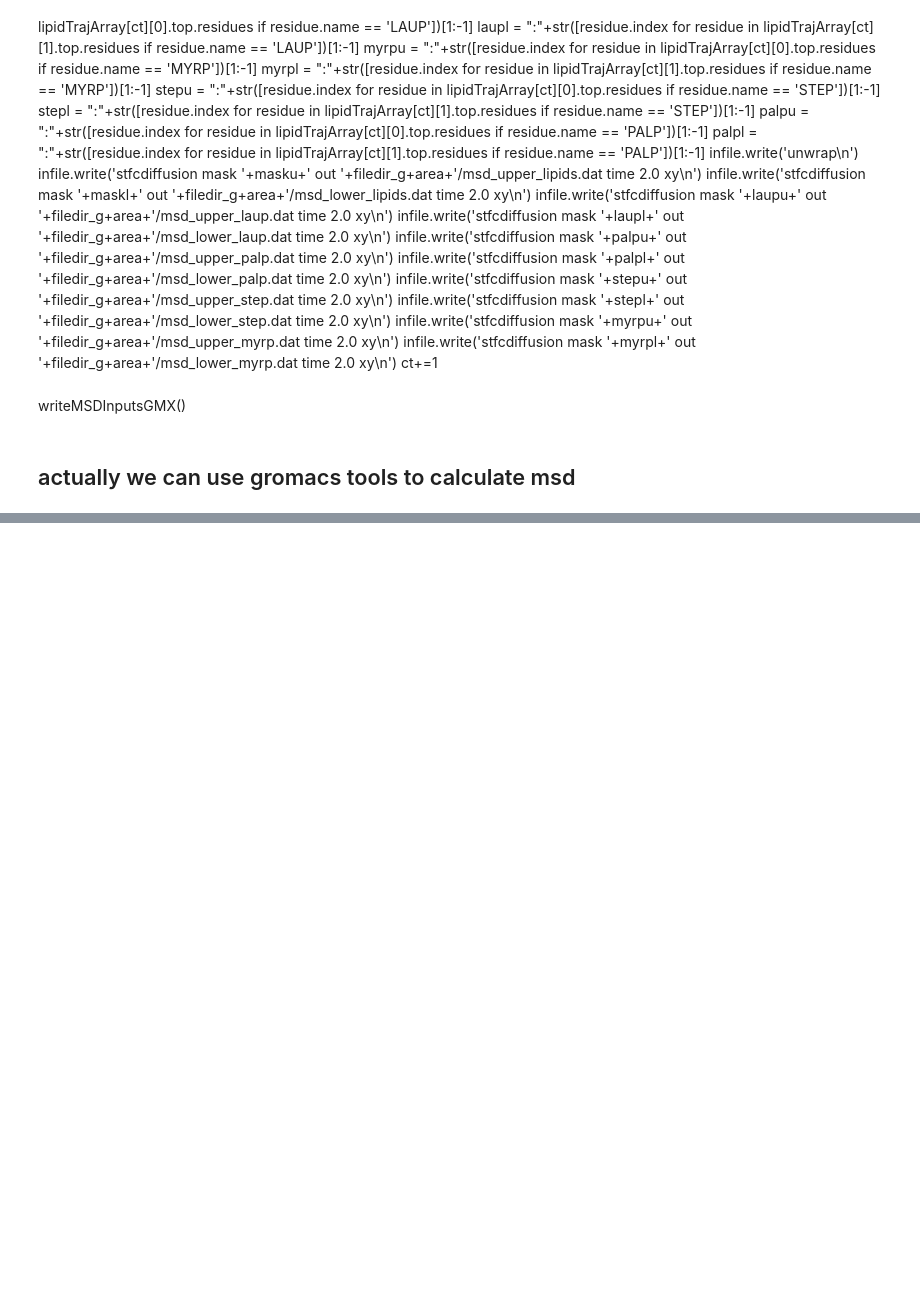
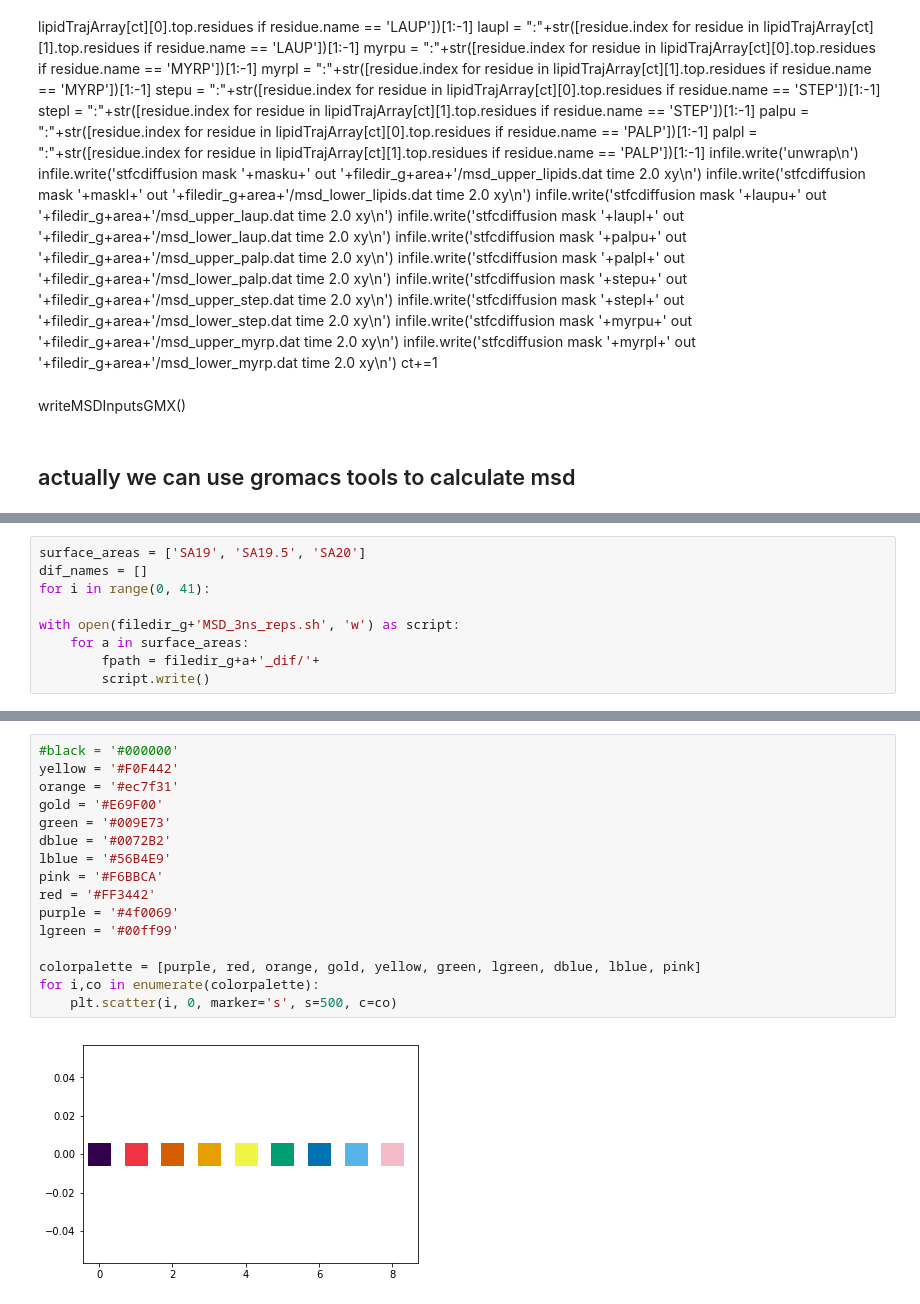
Before and after one commit to fearlessroad/mixed-monolayers, a Jupyter notebook: functions/diffusion.ipynb, the cells around one changed output, grey strips where cells are left out. Drawn from its saved outputs; the diff is of its cells as text; blank space fills up the shorter version.

```diff
--- a/functions/diffusion.ipynb
+++ b/functions/diffusion.ipynb
@@ -236,0 +253,9 @@ writeMSDInputsGMX()
+# %%
+surface_areas = ['SA19', 'SA19.5', 'SA20']
+dif_names = []
+for i in range(0, 41):
+
+with open(filedir_g+'MSD_3ns_reps.sh', 'w') as script:
+    for a in surface_areas:
+        fpath = filedir_g+a+'_dif/'+
+        script.write()
@@ -236,0 +271,18 @@ writeMSDInputsGMX()
+# %%
+#black = '#000000'
+yellow = '#F0F442'
+orange = '#ec7f31'
+gold = '#E69F00'
+green = '#009E73'
+dblue = '#0072B2'
+lblue = '#56B4E9'
+pink = '#F6BBCA'
+red = '#FF3442'
+purple = '#4f0069'
+lgreen = '#00ff99'
+
+colorpalette = [purple, red, orange, gold, yellow, green, lgreen, dblue, lblue, pink]
+for i,co in enumerate(colorpalette):
+    plt.scatter(i, 0, marker='s', s=500, c=co)
+# %% [output]
+[figure, added]
```
Also changed, not shown: parts of 8 cells of this notebook, 2 other files.
